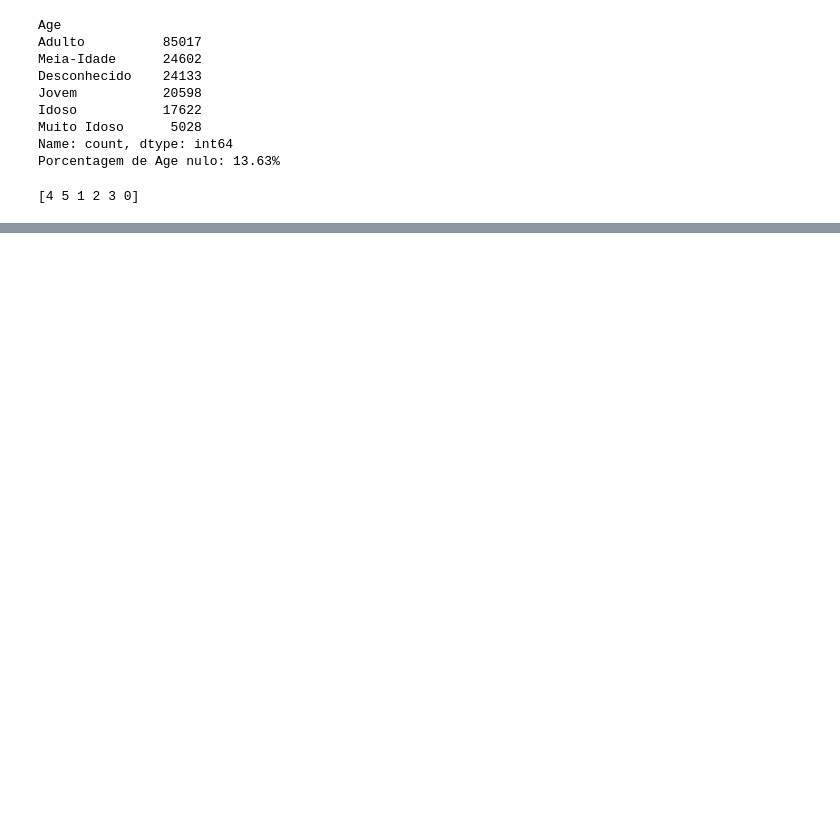
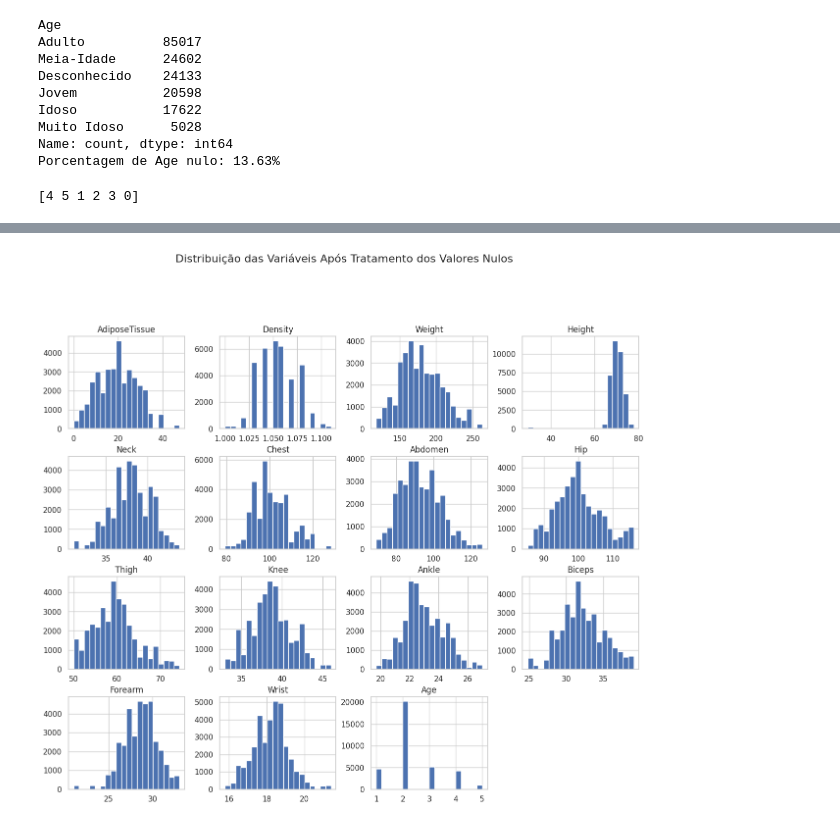
Before and after one commit to marynepatricia/body-fat-prediction-regression, a Jupyter notebook: main.ipynb, the cells around one changed output, grey strips where cells are left out. Cells and saved outputs as stored; diff of their text form; code cells hidden in the pictures; blank space fills up the shorter version.

Commit message:
knnimputer

```diff
--- a/main.ipynb
+++ b/main.ipynb
@@ -182,2 +189,4 @@ print(df_train['Age'].unique())
 # %%
-# preparar o codigo para
+# preparar o codigo para a amostragem estratificada
+
+df_resto, df_final= train_test_split(df_copy, test_size=0.2, random_state=42, stratify=df_copy['Age'])
@@ -183,0 +197,30 @@ print(df_train['Age'].unique())
+# %%
+# Substituir os valores nulos em Age por NaN para preparar os dados para o KNN
+# O KNNImputer só identifica o que precisa ser preenchido se o valor for NaN
+
+df_final['Age'] = df_final['Age'].replace(0, np.nan)
+# %%
+# Removendo a coluna alvo dos conjuntos de treino e teste.
+
+X_final = df_final.drop(columns=['BodyFat'])
+
+# Normalizar para atribuir os mesmos pesos a todas as variáveis
+
+scaler = StandardScaler()
+X_final_scaled = scaler.fit_transform(X_final)
+
+# Aplicar o KNN imputer para preencher os valores nulos nas colunas numéricas
+
+imputer = KNNImputer(n_neighbors=5)
+X_final_imputed = imputer.fit_transform(X_final_scaled)
+
+# Retornando para a escala original
+df_limpo = pd.DataFrame(scaler.inverse_transform(X_final_imputed),
+                        columns=X_final.columns,
+                        index=X_final.index)
+
+# Arredondar o resultado de Age e converter para int para voltar para a escala do label encoding original
+
+df_limpo['Age'] = df_limpo['Age'].round().astype(int)
+
+print(df_limpo['Age'].unique())
@@ -183,0 +243,9 @@ print(df_train['Age'].unique())
+# %%
+# Analisando a distribuição das variáveis após o tratamento dos valores nulos
+
+sns.set(style="whitegrid")
+df_limpo.hist(bins=20, figsize=(15, 12))
+plt.suptitle('Distribuição das Variáveis Após Tratamento dos Valores Nulos', y=1.02, size=16)
+plt.show()
+# %% [output]
+[figure, added]
```
Also changed, not shown: parts of 14 cells of this notebook.
